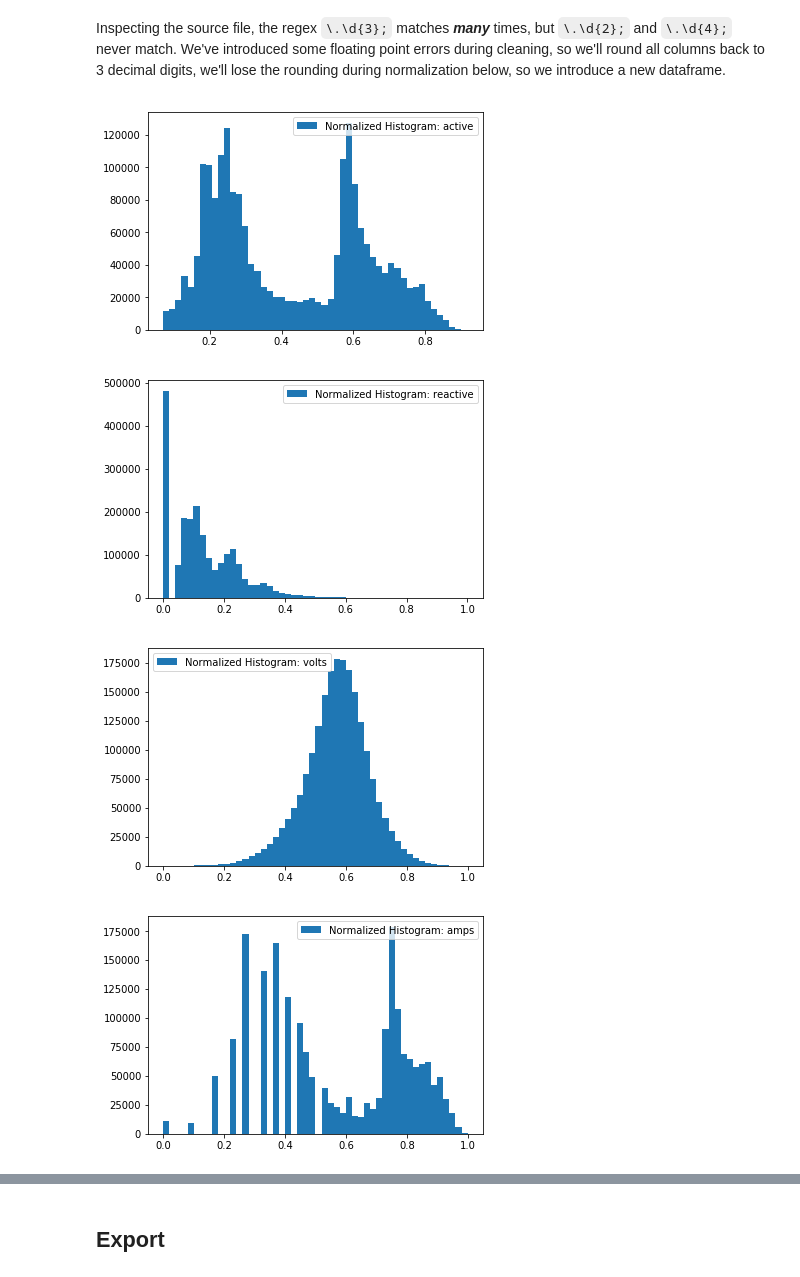
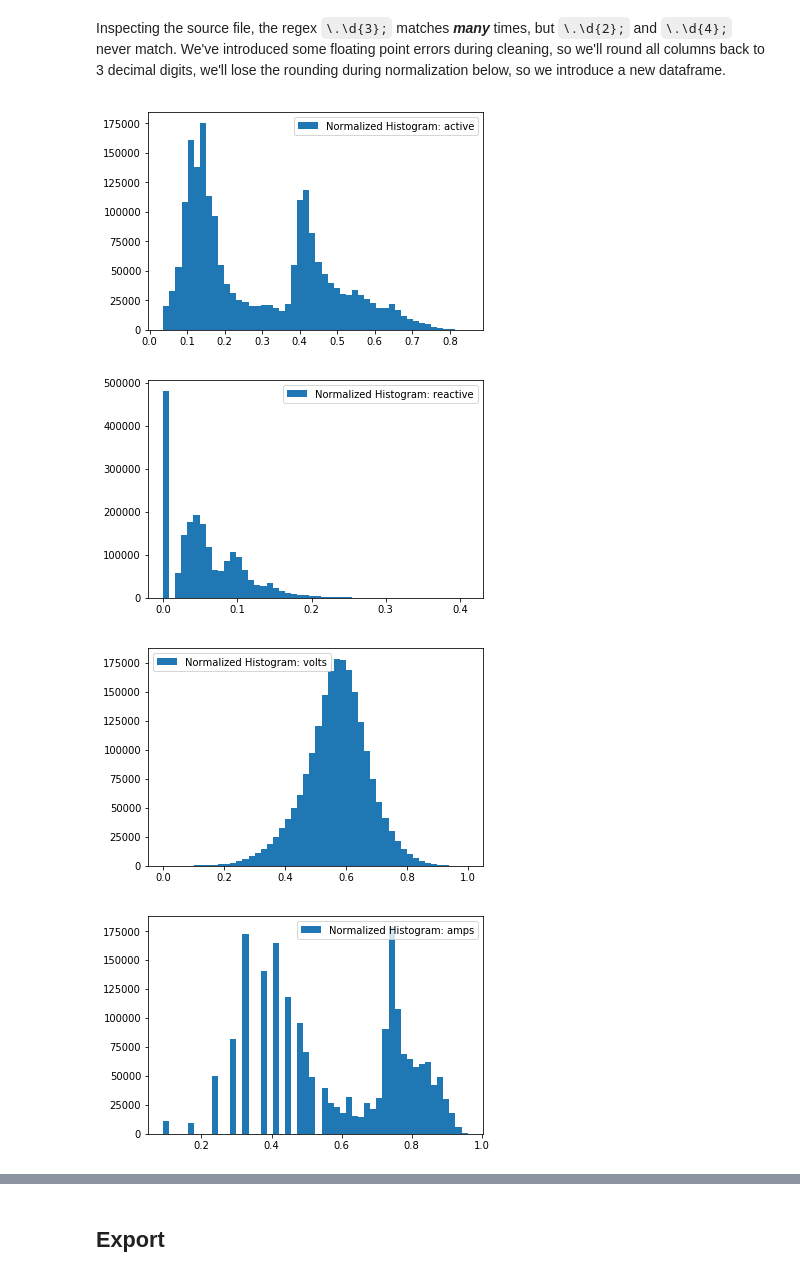
Before and after one commit to dsjstc/EnergyPrj, a Jupyter notebook: ReportBooks/Normalize.ipynb, the cells around one changed output, grey strips where cells are left out. Cells and saved outputs as stored; diff of their text form; code cells hidden in the pictures.

```diff
--- a/ReportBooks/Normalize.ipynb
+++ b/ReportBooks/Normalize.ipynb
@@ -215,33 +215,33 @@ df = df.round(decimals)
 # %%
 from functools import reduce
 compose = lambda *funcs: lambda x: reduce(lambda acc, f: f(acc), funcs, x)
 
 scaleTo = lambda a,b: lambda series: a + (b - a) * (series - series.min()) / (series.max() - series.min())
-sigmoid = lambda series: 1 / (1 + np.exp(-series))
+sigmoid = lambda series: 2 / (1 + np.exp(-series)) - 1
 
 normalization_methods = {
-    'active':   compose(np.log, sigmoid),
-    'reactive': compose(np.log1p, scaleTo(0, 1)),
+    'active':   compose(np.log1p, sigmoid),
+    'reactive': compose(np.log1p, sigmoid),
     'volts':    scaleTo(0, 1),
-    'amps':     compose(np.log1p, sigmoid, scaleTo(0, 1)),
-    'sub1':     compose(np.log1p, sigmoid, scaleTo(0, 1)),
-    'sub2':     compose(np.log1p, sigmoid, scaleTo(0, 1)),
-    'sub3':     compose(np.log1p, sigmoid, scaleTo(0, 1)),
-    'house':    compose(np.log1p, sigmoid, scaleTo(0, 1))
+    'amps':     compose(np.log1p, sigmoid),
+    'sub1':     compose(np.log1p, scaleTo(0, 1)),
+    'sub2':     compose(np.log1p, scaleTo(0, 1)),
+    'sub3':     compose(np.log1p, scaleTo(0, 1)),
+    'house':    compose(np.log1p, scaleTo(0, 1))
 }
 
 # Create a new dataframe and apply the normalizations
 nf = pd.DataFrame(index=df.index)
 for col in df:
     nf[col] = normalization_methods[col](df[col])
 
 # Now show histograms of the normalized features
 for col in nf:
     plt.hist(nf[col], bins=50, label='Normalized Histogram: {}'.format(col))
     plt.legend()
     plt.show()
 # %% [output]
-[figure, old version]
+[figure, new version]
-[figure, old version]
+[figure, new version]
 [figure]
-[figure, old version]
+[figure, new version]
```
Also changed, not shown: parts of 2 cells of this notebook, 5 other files.
